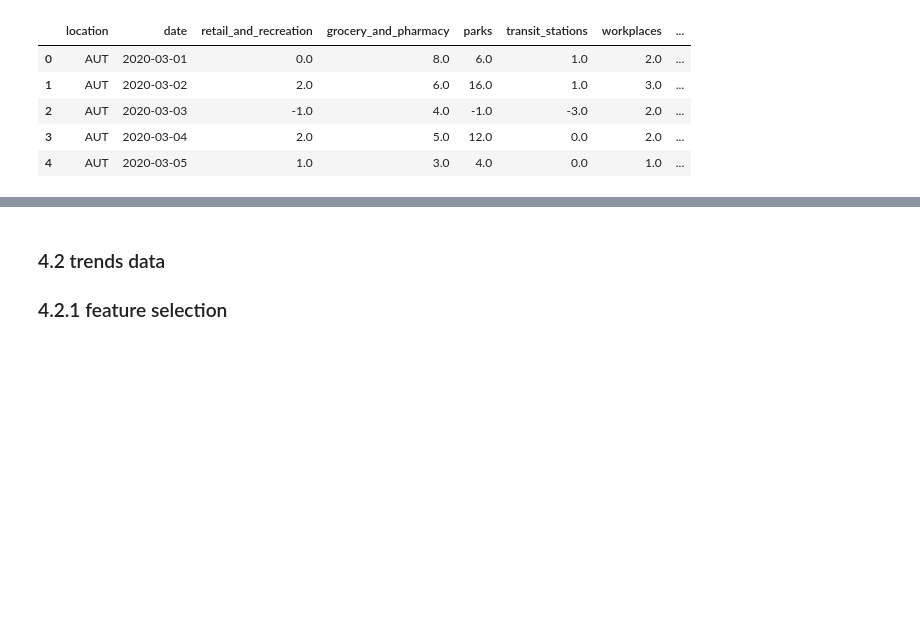
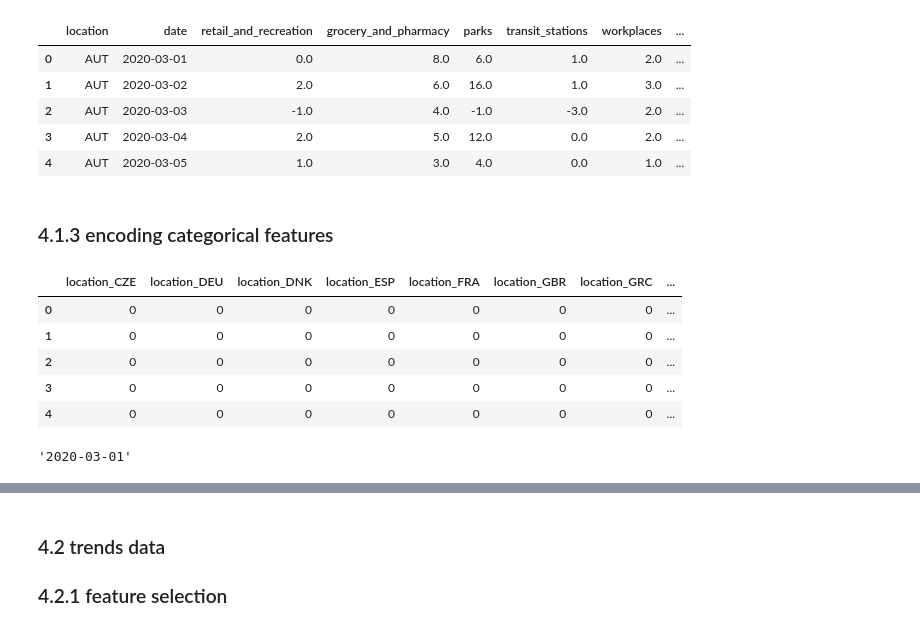
Before and after one commit to KevinSpurk/P03-how-to-predict-a-pandemic, a Jupyter notebook: P03_predict_covid19.ipynb, the cells around one changed output, grey strips where cells are left out. Cells and saved outputs as stored; diff of their text form; code cells hidden in the pictures; blank space fills up the shorter version.

```diff
--- a/P03_predict_covid19.ipynb
+++ b/P03_predict_covid19.ipynb
@@ -1089,3 +1089,23 @@ mobility_cases['lag_14'].head()
 | 2 | AUT | 2020-03-03 | -1.0 | 4.0 | -1.0 | -3.0 | 2.0 | ... |
 | 3 | AUT | 2020-03-04 | 2.0 | 5.0 | 12.0 | 0.0 | 2.0 | ... |
 | 4 | AUT | 2020-03-05 | 1.0 | 3.0 | 4.0 | 0.0 | 1.0 | ... |
+# %% [markdown]
+### 4.1.3 encoding categorical features
+# %%
+from pyf.preprocessing import encoding_get_dummies
+
+# encoding categorical col with get dummies
+mob_lag5 = encoding_get_dummies(df=mobility_cases['lag_5'])
+# %%
+mob_lag5.head()
+# %% [output]
+|  | location_CZE | location_DEU | location_DNK | location_ESP | location_FRA | location_GBR | location_GRC | ... |
+| 0 | 0 | 0 | 0 | 0 | 0 | 0 | 0 | ... |
+| 1 | 0 | 0 | 0 | 0 | 0 | 0 | 0 | ... |
+| 2 | 0 | 0 | 0 | 0 | 0 | 0 | 0 | ... |
+| 3 | 0 | 0 | 0 | 0 | 0 | 0 | 0 | ... |
+| 4 | 0 | 0 | 0 | 0 | 0 | 0 | 0 | ... |
+# %%
+datetime.datetime.strftime(mob_lag5['date'].iloc[0], '%Y-%m-%d')
+# %% [output]
+'2020-03-01'
```
Also changed, not shown: parts of 18 cells of this notebook, 1 other file.
